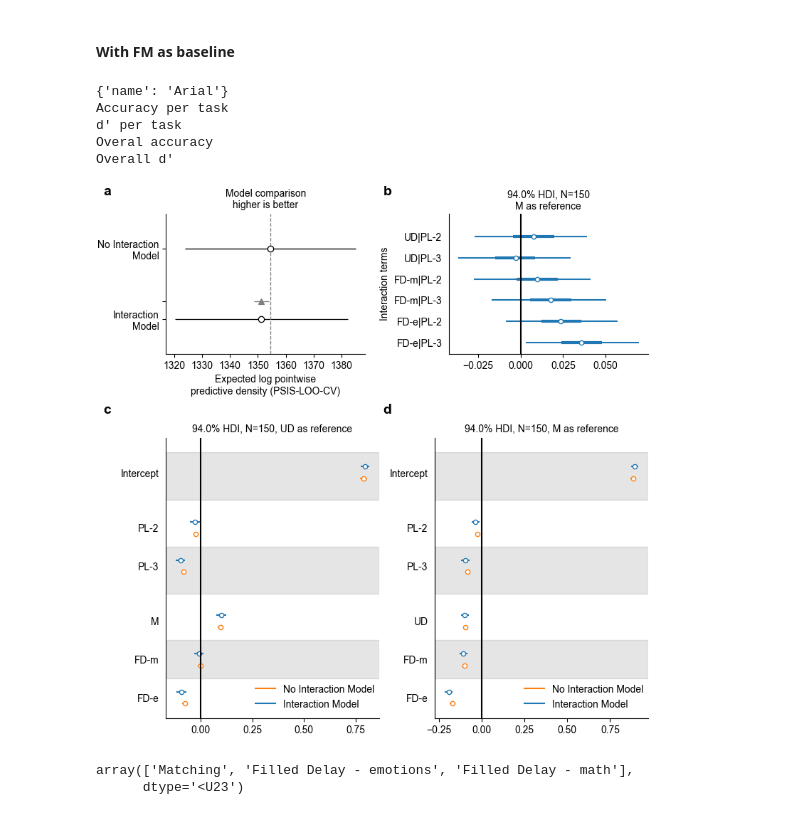
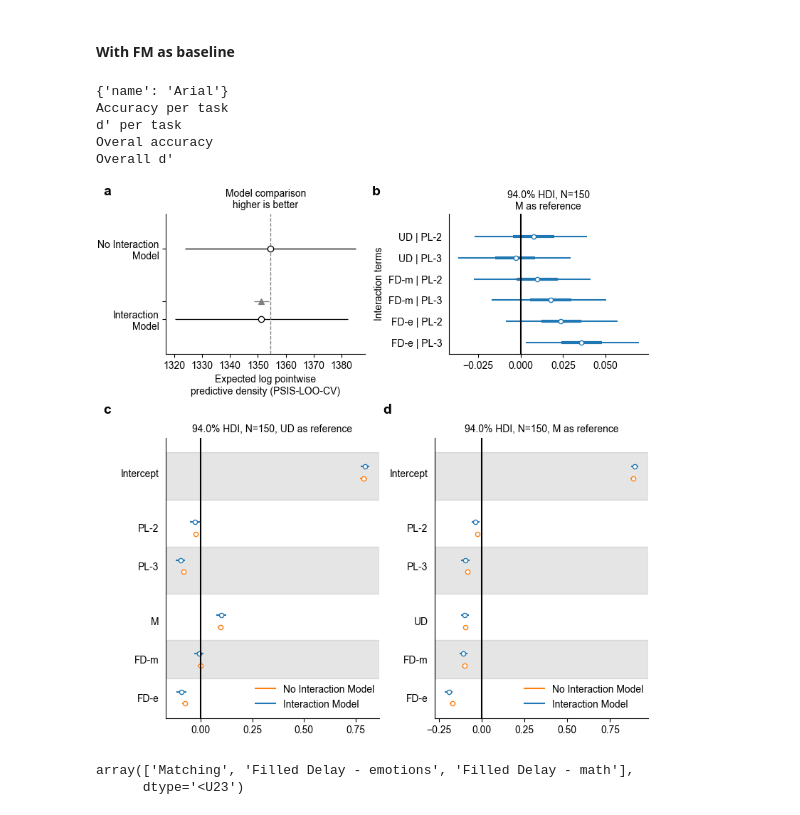
Before and after one commit to jankaWIS/FMP_paper, a Jupyter notebook: Figures/SI_Figures_FMP_paper_2024.ipynb, the cells around one changed output. Drawn from its saved outputs; the diff is of its cells as text; code cells hidden in the pictures.

```diff
--- a/Figures/SI_Figures_FMP_paper_2024.ipynb
+++ b/Figures/SI_Figures_FMP_paper_2024.ipynb
@@ -1111,7 +1111,7 @@ c.set_font("Arial", size=10)
 # c.add_text("A)", Point(.02, 0.97), weight="bold", size=font_size)
 # c.add_text("A)", Point(.02, 0.97), size=font_size)
 c.add_text("a", Point(.02, 0.99), weight="bold", size=font_size)
-c.add_text("b", Point(.52, 0.99), weight="bold", size=font_size)
+c.add_text("b", Point(.5, 0.99), weight="bold", size=font_size)
 c.add_text("c", Point(.02, 0.60), weight="bold", size=font_size)
 c.add_text("d", Point(.52, 0.60), weight="bold", size=font_size)
 # c.add_text("d", Point(.49, 0.49), weight="bold", size=font_size)
@@ -1158,7 +1158,7 @@ c.ax("interaction_FM").axvline(0, c='k')
 # to map the abbreviations: retrieve the value associated with the specified key (word.strip()) from the dictionary,
 # if it isn't there, use the word itself
 c.ax("interaction_FM").set_yticklabels([
-    '|'.join(dic_task2abbreviations.get(word.strip(), word.strip()) for word in x.get_text().split('[')[1].strip(']').split(','))
+    ' | '.join(dic_task2abbreviations.get(word.strip(), word.strip()) for word in x.get_text().split('[')[1].strip(']').split(','))
     for x in c.ax("interaction_FM").get_yticklabels()
 ])
 c.ax("interaction_FM").set_ylabel('Interaction terms')
@@ -1183,7 +1183,7 @@ az.plot_forest(
 c.ax("main_effect").axvline(0, c='k')
 # update y ticks
 c.ax("main_effect").set_yticklabels([
-    '|'.join(dic_task2abbreviations.get(word.strip(), word.strip()) for word in x.get_text().split('[')[1].strip(']').split(','))
+    ' | '.join(dic_task2abbreviations.get(word.strip(), word.strip()) for word in x.get_text().split('[')[1].strip(']').split(','))
     if '[' in x.get_text() else x.get_text()
     for x in c.ax("main_effect").get_yticklabels()
 ])
@@ -1212,38 +1212,38 @@ az.plot_forest(
 c.ax("main_effect_FM").axvline(0, c='k')
 # update y ticks
 c.ax("main_effect_FM").set_yticklabels([
-    '|'.join(dic_task2abbreviations.get(word.strip(), word.strip()) for word in x.get_text().split('[')[1].strip(']').split(','))
+    ' | '.join(dic_task2abbreviations.get(word.strip(), word.strip()) for word in x.get_text().split('[')[1].strip(']').split(','))
     if '[' in x.get_text() else x.get_text()
     for x in c.ax("main_effect_FM").get_yticklabels()
 ])
 # add N to the title
 c.ax("main_effect_FM").set_title(f'{c.ax("main_effect_FM").get_title()}, N={N_math}, M as reference')
 
 # manually adjust the legend, there is some weird bug
 legend = c.ax("main_effect").get_legend()
 labels = [] if legend is None else [str(x._text) for x in legend.texts]
 handles = [] if legend is None else legend.legendHandles #legend.legend_handles
 c.ax("main_effect_FM").legend(handles, labels, loc="lower right", bbox_to_anchor=(1.02, 0), frameon=False)
 
 
 
 for ax in c.axes.values():
     sns.despine(ax=ax)
 
 
 
 # c.debug_grid(Vector(0.5,0.5,"cm"))
 c.show()
 
 c.save(os.path.join(path_figures, 'SI', 'Supplementary_Figure_6.png'), dpi=300)#, bbox_inches="tight")
 c.save(os.path.join(path_figures, 'SI', 'Supplementary_Figure_6.pdf'), dpi=300)#, bbox_inches="tight")
 # %% [output]
 {'name': 'Arial'}
 Accuracy per task
 d' per task
 Overal accuracy
 Overall d'
-[figure, old version]
+[figure, new version]
 # %%
 FMP_math_inference_data_dict['correct_flt ~ task * difficulty + (1|userID)'].posterior['task'].coords['task_dim'].values #.data_vars#.var_names
 # %% [output]
```
Also changed, not shown: parts of 5 cells of this notebook, 12 other files.
